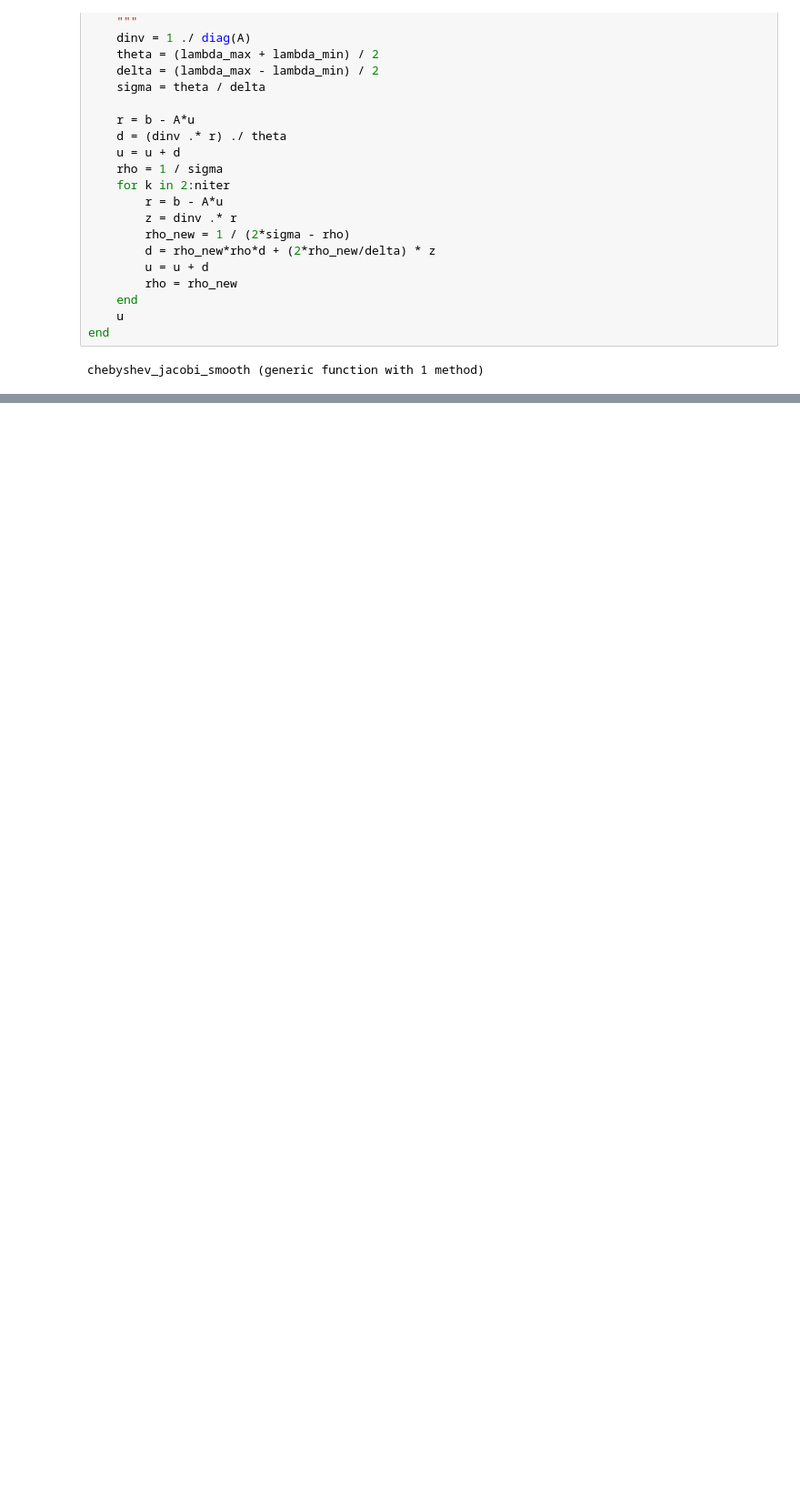
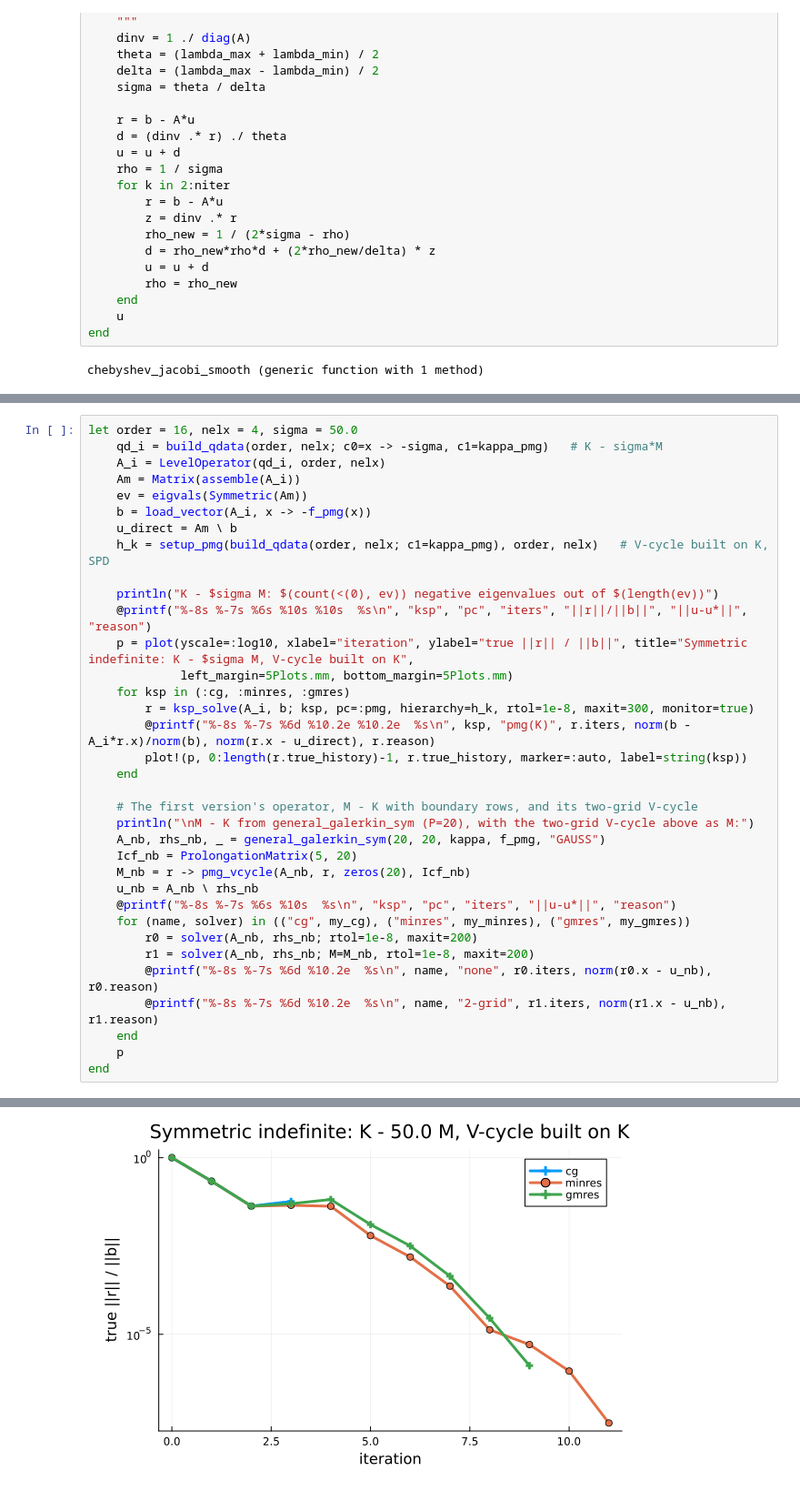
Before and after one commit to rezgarshakeri/fe-demo, a Jupyter notebook: notebooks/FEM1D.ipynb, the cells around one changed output, grey strips where cells are left out. Shown at 91% size. Drawn from its saved outputs; the diff is of its cells as text; blank space fills up the shorter version.

```diff
--- a/notebooks/FEM1D.ipynb
+++ b/notebooks/FEM1D.ipynb
@@ -1373,0 +2678,36 @@ plot!(err_cheb, marker=:star, label="Chebyshev-Jacobi")
+# %%
+let order = 16, nelx = 4, sigma = 50.0
+    qd_i = build_qdata(order, nelx; c0=x -> -sigma, c1=kappa_pmg)   # K - sigma*M
+    A_i = LevelOperator(qd_i, order, nelx)
+    Am = Matrix(assemble(A_i))
+    ev = eigvals(Symmetric(Am))
+    b = load_vector(A_i, x -> -f_pmg(x))
+    u_direct = Am \ b
+    h_k = setup_pmg(build_qdata(order, nelx; c1=kappa_pmg), order, nelx)   # V-cycle built on K, SPD
+
+    println("K - $sigma M: $(count(<(0), ev)) negative eigenvalues out of $(length(ev))")
+    @printf("%-8s %-7s %6s %10s %10s  %s\n", "ksp", "pc", "iters", "||r||/||b||", "||u-u*||", "reason")
+    p = plot(yscale=:log10, xlabel="iteration", ylabel="true ||r|| / ||b||", title="Symmetric indefinite: K - $sigma M, V-cycle built on K",
+             left_margin=5Plots.mm, bottom_margin=5Plots.mm)
+    for ksp in (:cg, :minres, :gmres)
+        r = ksp_solve(A_i, b; ksp, pc=:pmg, hierarchy=h_k, rtol=1e-8, maxit=300, monitor=true)
+        @printf("%-8s %-7s %6d %10.2e %10.2e  %s\n", ksp, "pmg(K)", r.iters, norm(b - A_i*r.x)/norm(b), norm(r.x - u_direct), r.reason)
+        plot!(p, 0:length(r.true_history)-1, r.true_history, marker=:auto, label=string(ksp))
+    end
+
+    # The first version's operator, M - K with boundary rows, and its two-grid V-cycle
+    println("\nM - K from general_galerkin_sym (P=20), with the two-grid V-cycle above as M:")
+    A_nb, rhs_nb, _ = general_galerkin_sym(20, 20, kappa, f_pmg, "GAUSS")
+    Icf_nb = ProlongationMatrix(5, 20)
+    M_nb = r -> pmg_vcycle(A_nb, r, zeros(20), Icf_nb)
+    u_nb = A_nb \ rhs_nb
+    @printf("%-8s %-7s %6s %10s  %s\n", "ksp", "pc", "iters", "||u-u*||", "reason")
+    for (name, solver) in (("cg", my_cg), ("minres", my_minres), ("gmres", my_gmres))
+        r0 = solver(A_nb, rhs_nb; rtol=1e-8, maxit=200)
+        r1 = solver(A_nb, rhs_nb; M=M_nb, rtol=1e-8, maxit=200)
+        @printf("%-8s %-7s %6d %10.2e  %s\n", name, "none", r0.iters, norm(r0.x - u_nb), r0.reason)
+        @printf("%-8s %-7s %6d %10.2e  %s\n", name, "2-grid", r1.iters, norm(r1.x - u_nb), r1.reason)
+    end
+    p
+end
+# %% [output]
@@ -1373,0 +2728 @@ plot!(err_cheb, marker=:star, label="Chebyshev-Jacobi")
+[figure, added]
```
Also changed, not shown: parts of 48 cells of this notebook.
